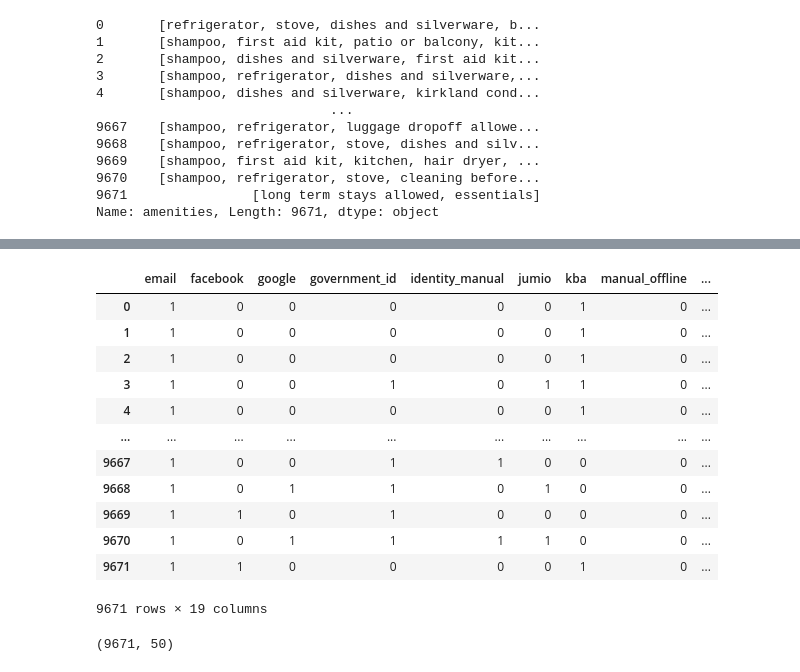
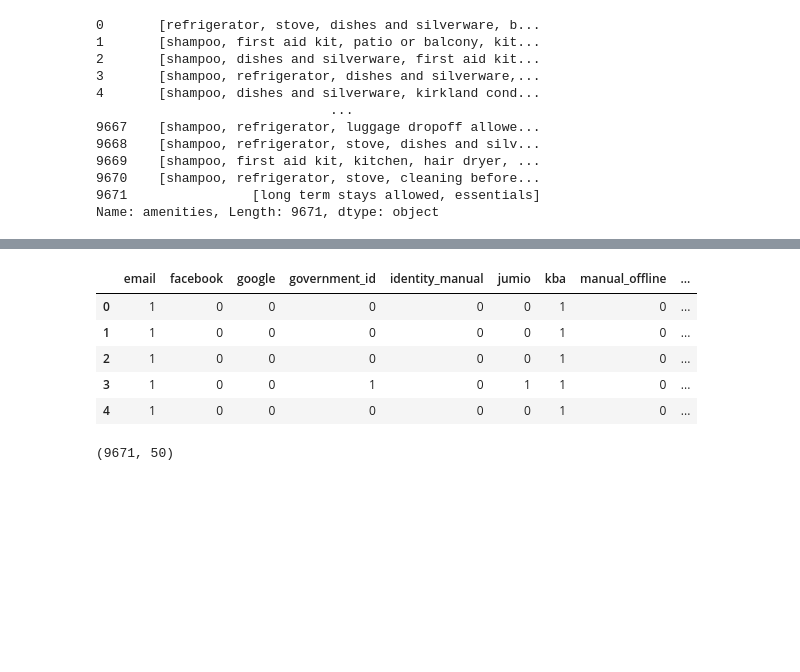
Before and after one commit to pilipentseva/predictions, a Jupyter notebook: Predictions_HW2_airbnb_SD.ipynb, the cells around one changed output, grey strips where cells are left out. Drawn from its saved outputs; the diff is of its cells as text; code cells hidden in the pictures; blank space fills up the shorter version.

```diff
--- a/Predictions_HW2_airbnb_SD.ipynb
+++ b/Predictions_HW2_airbnb_SD.ipynb
@@ -825,21 +819,14 @@ mlb = MultiLabelBinarizer()
 host_verif_df = pd.DataFrame(mlb.fit_transform(
     df['host_verifications']), columns=mlb.classes_, index=df.index)
 # %%
-host_verif_df #also df with binary variables
+host_verif_df.head() #also df with binary variables
 # %% [output]
 |  | email | facebook | google | government_id | identity_manual | jumio | kba | manual_offline | ... |
 | 0 | 1 | 0 | 0 | 0 | 0 | 0 | 1 | 0 | ... |
 | 1 | 1 | 0 | 0 | 0 | 0 | 0 | 1 | 0 | ... |
 | 2 | 1 | 0 | 0 | 0 | 0 | 0 | 1 | 0 | ... |
 | 3 | 1 | 0 | 0 | 1 | 0 | 1 | 1 | 0 | ... |
 | 4 | 1 | 0 | 0 | 0 | 0 | 0 | 1 | 0 | ... |
-| ... | ... | ... | ... | ... | ... | ... | ... | ... | ... |
-| 9667 | 1 | 0 | 0 | 1 | 1 | 0 | 0 | 0 | ... |
-| 9668 | 1 | 0 | 1 | 1 | 0 | 1 | 0 | 0 | ... |
-| 9669 | 1 | 1 | 0 | 1 | 0 | 0 | 0 | 0 | ... |
-| 9670 | 1 | 0 | 1 | 1 | 1 | 1 | 0 | 0 | ... |
-| 9671 | 1 | 1 | 0 | 0 | 0 | 0 | 1 | 0 | ... |
-9671 rows × 19 columns
 # %%
 df.shape
 # %% [output]
```
Also changed, not shown: parts of 83 cells of this notebook.
